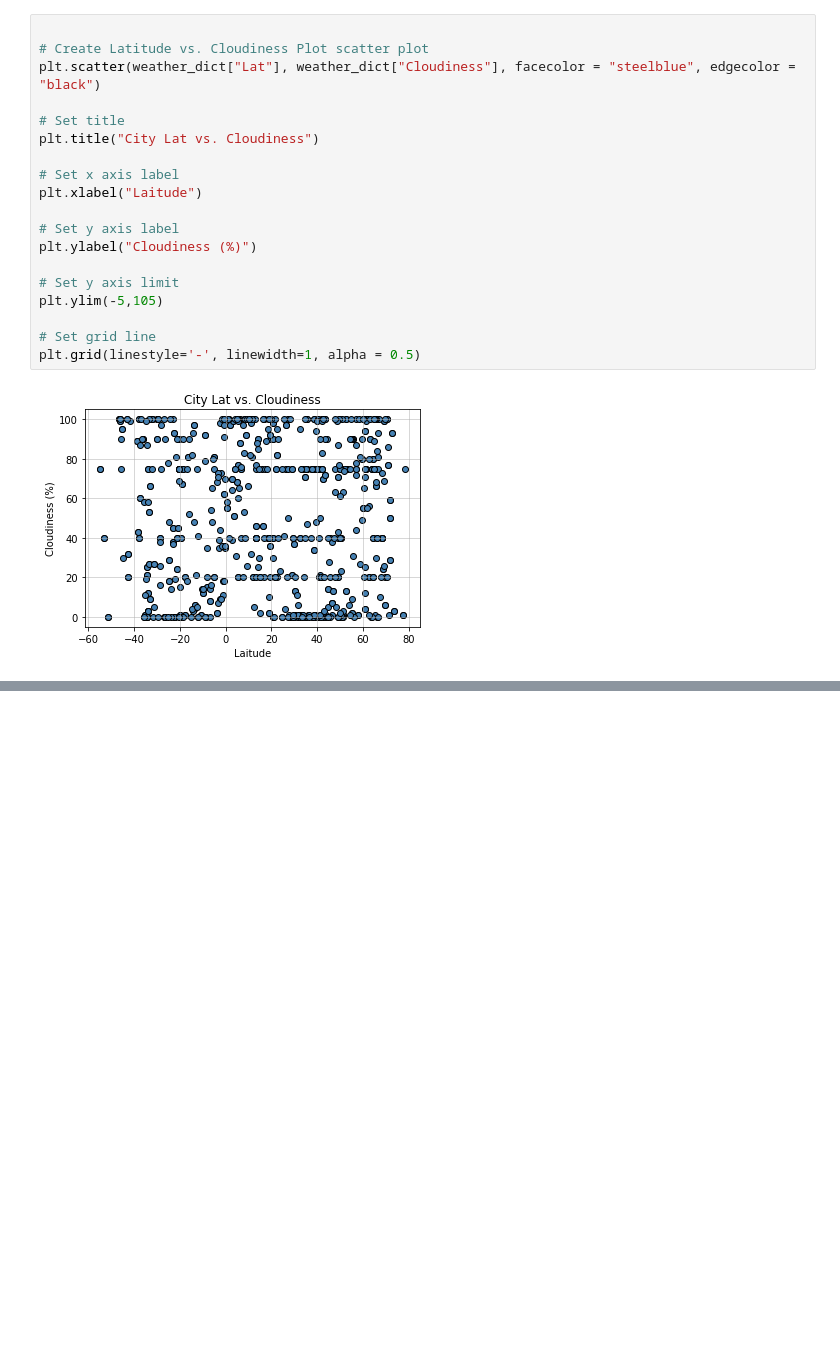
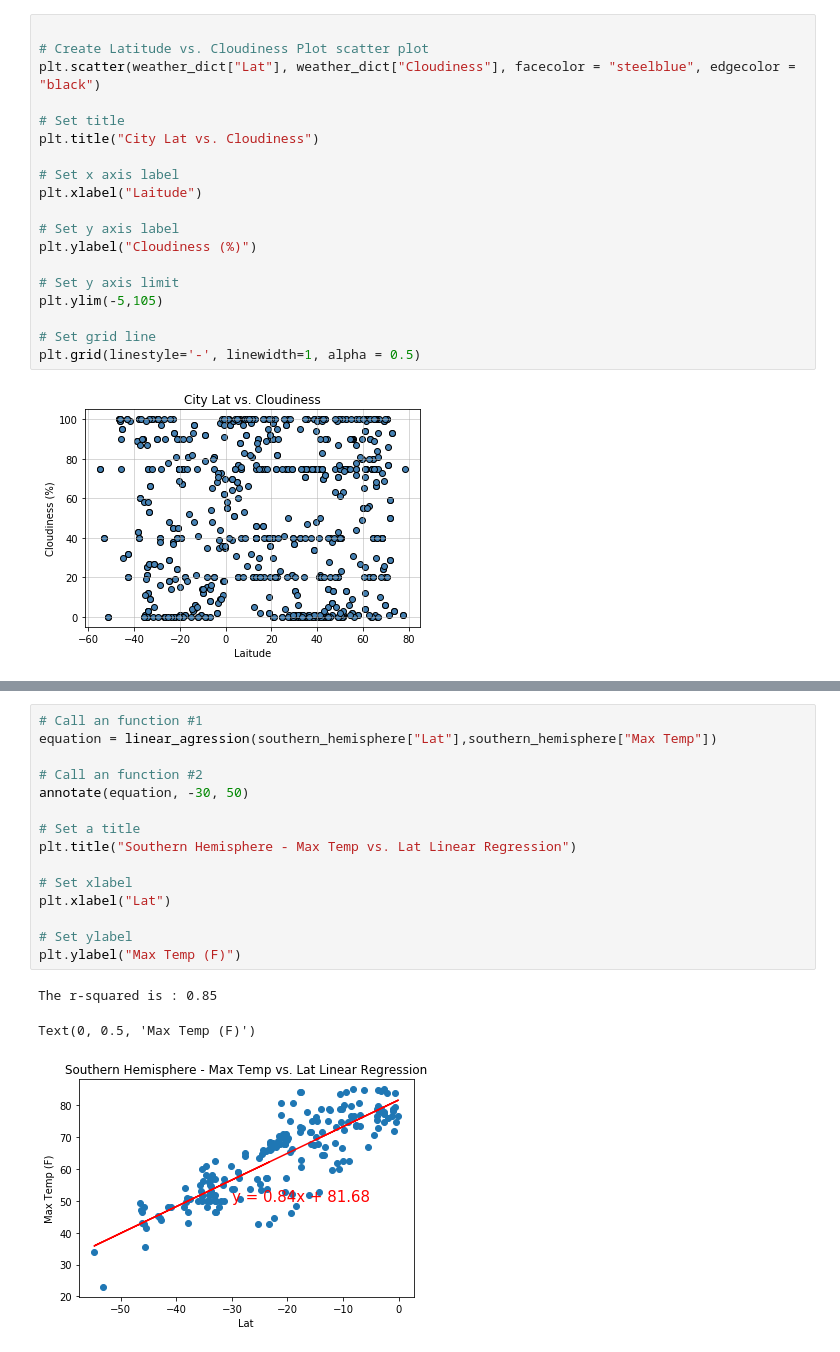
Before and after one commit to johncosta313/python-api-challenge, a Jupyter notebook: WeatherPy/WeatherPy.ipynb, the cells around one changed output, grey strips where cells are left out. Saved outputs shown, nothing was run; the diff lists cells and outputs as text; blank space fills up the shorter version.

```diff
--- a/WeatherPy/WeatherPy.ipynb
+++ b/WeatherPy/WeatherPy.ipynb
@@ -226,0 +263,19 @@ plt.grid(linestyle='-', linewidth=1, alpha = 0.5)
+# %%
+# Call an function #1
+equation = linear_agression(southern_hemisphere["Lat"],southern_hemisphere["Max Temp"])
+
+# Call an function #2
+annotate(equation, -30, 50)
+
+# Set a title
+plt.title("Southern Hemisphere - Max Temp vs. Lat Linear Regression")
+
+# Set xlabel
+plt.xlabel("Lat")
+
+# Set ylabel
+plt.ylabel("Max Temp (F)")
+# %% [output]
+The r-squared is : 0.85
+Text(0, 0.5, 'Max Temp (F)')
+[figure, added]
```
Also changed, not shown: parts of 12 cells of this notebook, 8 other files.
